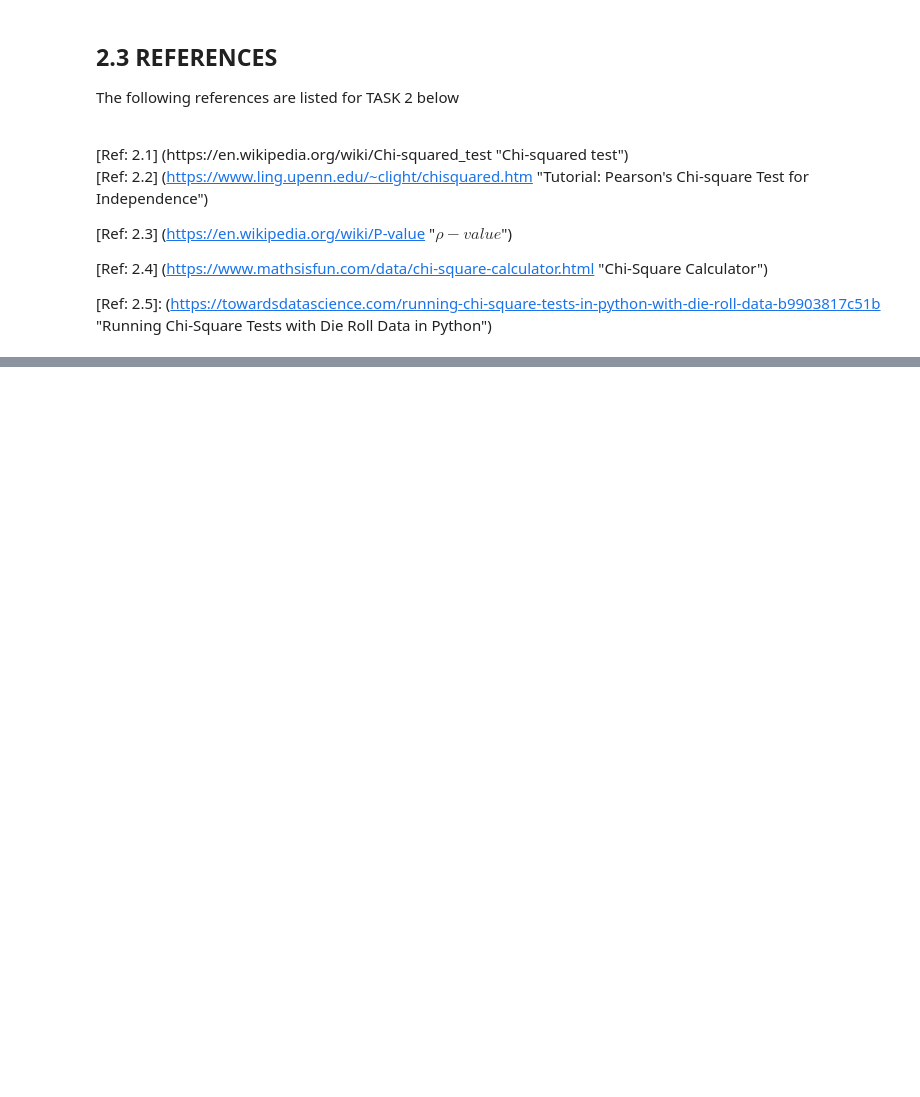
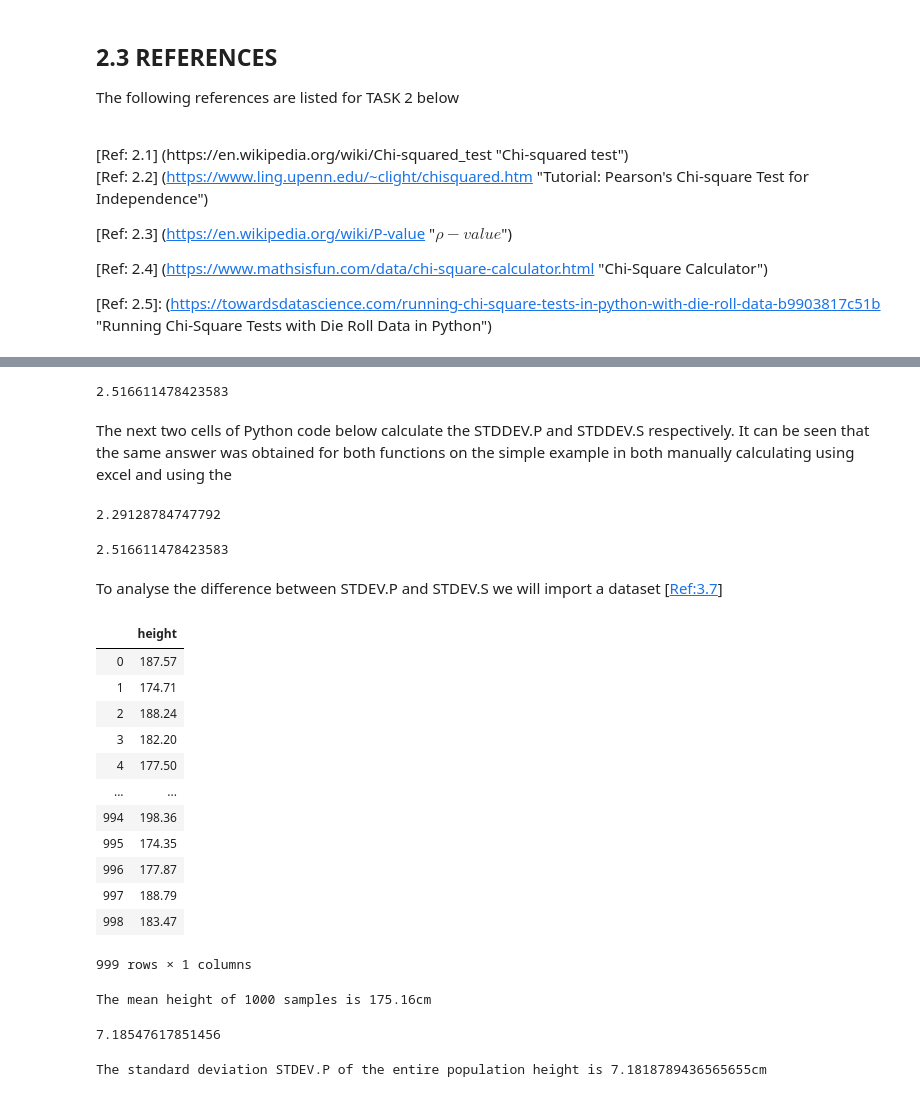
Before and after one commit to moranneil/MACHINE_LEARNING_AND_STATISTICS_TASKS, a Jupyter notebook: Machine Learning and Statistics Tasks 2020.ipynb, the cells around one changed output, grey strips where cells are left out. Saved outputs shown, nothing was run; the diff lists cells and outputs as text; code cells hidden in the pictures; blank space fills up the shorter version.

```diff
--- a/Machine Learning and Statistics Tasks 2020.ipynb
+++ b/Machine Learning and Statistics Tasks 2020.ipynb
@@ -596,0 +611,60 @@ Checking this on MX Excel we ge the same answer with funcion STDEV.S on the same
+# %%
+import numpy as np
+
+x = [5, 7, 9, 4, 6, 3, 8, 2] #Sample array from above is assigned to x
+
+sx = [7, 9, 4] #The same sample is chosen to calculate the STDEV.S
+
+np.sqrt(np.sum((sx - np.mean(sx))**2)/(len(sx)-1))#STDEV.S is calulated using the Python function thats modified to calculate the STDEV.S
+# %% [output]
+2.516611478423583
+# %% [markdown]
+The next two cells of Python code below calculate the STDDEV.P and STDDEV.S respectively. It can be seen that the same answer was obtained for both functions on the simple example in both manually calculating using excel and using the
+# %%
+np.std(x) # Use Numpy function std() to calculate the STDEV.P on the data set
+# %% [output]
+2.29128784747792
+# %%
+import statistics as st
+
+st.stdev(sx) # Use Statistics function stdev() to calculate the STDEV.S on the sample from the data set
+# %% [output]
+2.516611478423583
+# %% [markdown]
+To analyse the difference between STDEV.P and STDEV.S we will import a dataset [[Ref:3.7]]
+
+[Ref:3.7]: https://www.kaggle.com/mustafaali96/weight-height?select=weight-height.csv
+# %%
+import pandas as pd
+
+data = pd.read_csv("datasets/maleheight.csv") #File of 1000 heights is imported
+
+data
+# %% [output]
+|  | height |
+| 0 | 187.57 |
+| 1 | 174.71 |
+| 2 | 188.24 |
+| 3 | 182.20 |
+| 4 | 177.50 |
+| ... | ... |
+| 994 | 198.36 |
+| 995 | 174.35 |
+| 996 | 177.87 |
+| 997 | 188.79 |
+| 998 | 183.47 |
+999 rows × 1 columns
+# %%
+data.height.mean() # Calculate the average height for the 1000 samples
+print(f"The mean height of 1000 samples is {data.height.mean():.2f}cm")
+# %% [output]
+The mean height of 1000 samples is 175.16cm
+# %%
+data.height.std(ddof=1) #This is the sample standard deviation s or STDEV.S
+# %% [output]
+7.18547617851456
+# %%
+data.height.std(ddof=0) #Changing the Degrees of Freedom to 0 will yield the STDEV.P value
+print(f"The standard deviation STDEV.P of the entire population height is {data.height.std(ddof=0):}cm")
+# %% [output]
+The standard deviation STDEV.P of the entire population height is 7.1818789436565655cm
```
Also changed, not shown: parts of 10 cells of this notebook, 5 other files.
